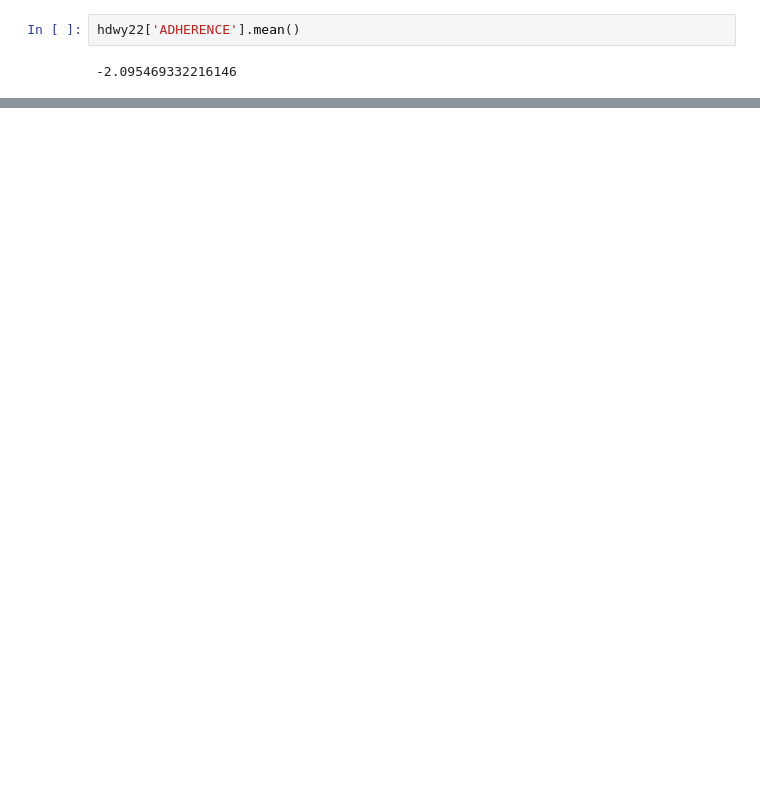
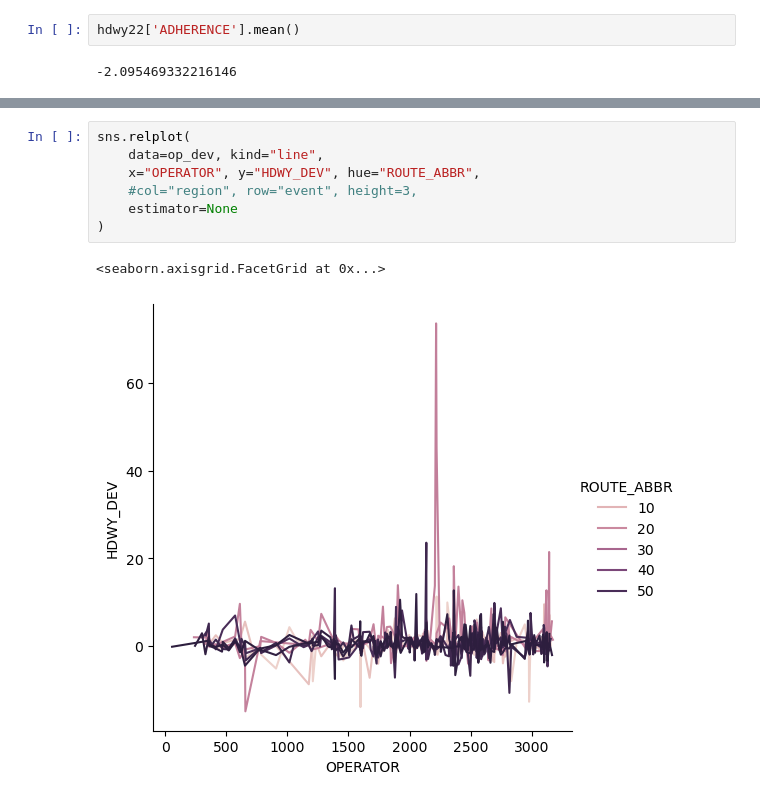
Before and after one commit to NSS-Data-Analytics-Cohort-12/wego-python-da12-javascript-express, a Jupyter notebook: notebooks/wego_project.ipynb, the cells around one changed output, grey strips where cells are left out. Drawn from its saved outputs; the diff is of its cells as text; blank space fills up the shorter version.

```diff
--- a/notebooks/wego_project.ipynb
+++ b/notebooks/wego_project.ipynb
@@ -258,0 +331,10 @@ hdwy22['ADHERENCE'].mean()
+# %%
+sns.relplot(
+    data=op_dev, kind="line",
+    x="OPERATOR", y="HDWY_DEV", hue="ROUTE_ABBR",
+    #col="region", row="event", height=3,
+    estimator=None
+)
+# %% [output]
+<seaborn.axisgrid.FacetGrid at 0x...>
+[figure, added]
```
Also changed, not shown: parts of 10 cells of this notebook.
